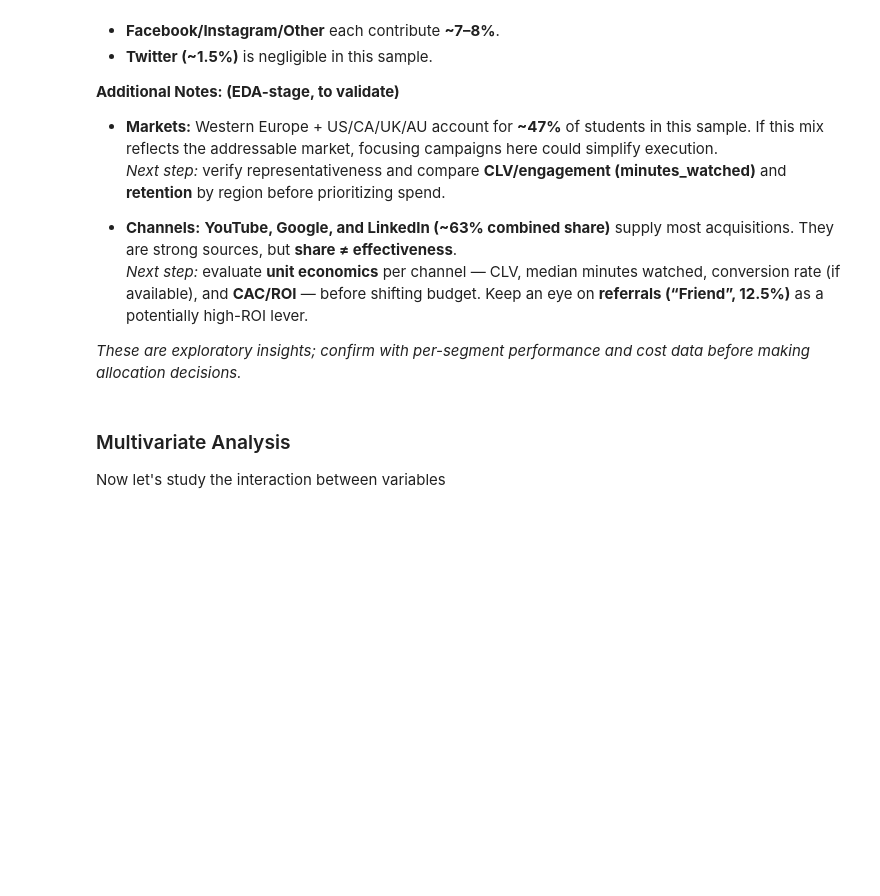
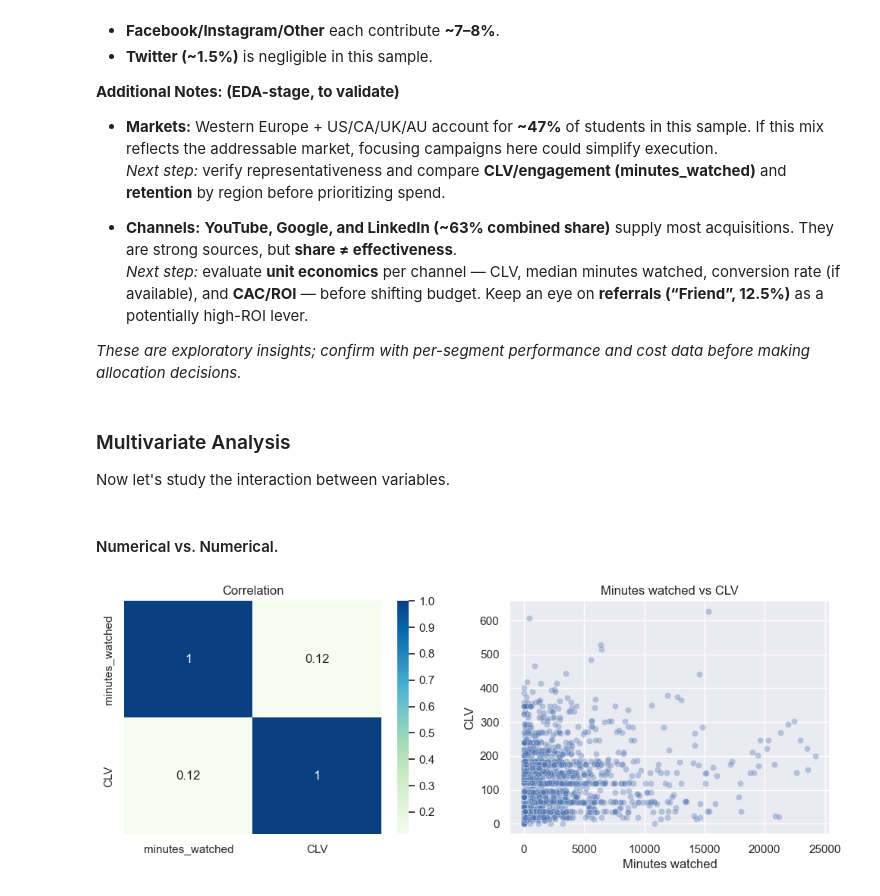
Before and after one commit to dato6091/Marketing_customer_segmentation_analysis, a Jupyter notebook: 1_EDA.ipynb, the cells around one changed output. Drawn from its saved outputs; the diff is of its cells as text; code cells hidden in the pictures; blank space fills up the shorter version.

```diff
--- a/1_EDA.ipynb
+++ b/1_EDA.ipynb
@@ -180,4 +180,22 @@ for col, title, x_label in [("region", "Distribution of region", "Region"), ("ch
 *These are exploratory insights; confirm with per-segment performance and cost data before making allocation decisions.*
 # %% [markdown]
 ### Multivariate Analysis
-Now let's study the interaction between variables
+Now let's study the interaction between variables.
+# %% [markdown]
+#### Numerical vs. Numerical.
+# %%
+correlation = cust_data_trimmed[["minutes_watched", "CLV"]].corr()
+
+fig, ax = plt.subplots(nrows=1, ncols=2, figsize=(12, 4))
+sns.heatmap(correlation, cmap='GnBu', annot=True, ax=ax[0])
+ax[0].set_title("Correlation")
+
+
+sns.scatterplot(data=cust_data_trimmed, x="minutes_watched", y="CLV",
+                ax=ax[1], alpha=0.35)
+ax[1].set_title("Minutes watched vs CLV")
+ax[1].set_xlabel("Minutes watched")
+ax[1].set_ylabel("CLV")
+plt.show()
+# %% [output]
+[figure, added]
```
Also changed, not shown: parts of 10 cells of this notebook, 1 other file.
